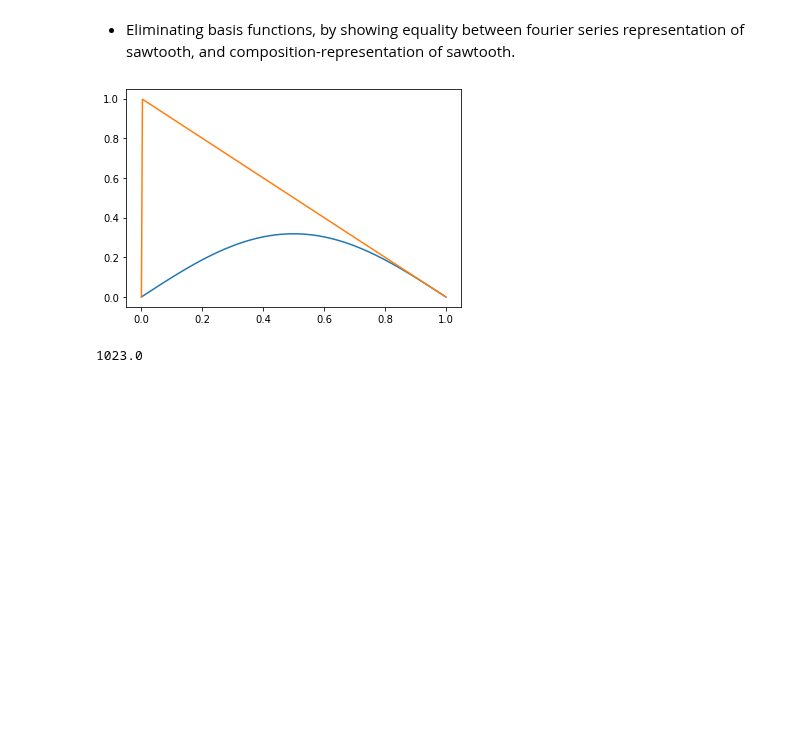
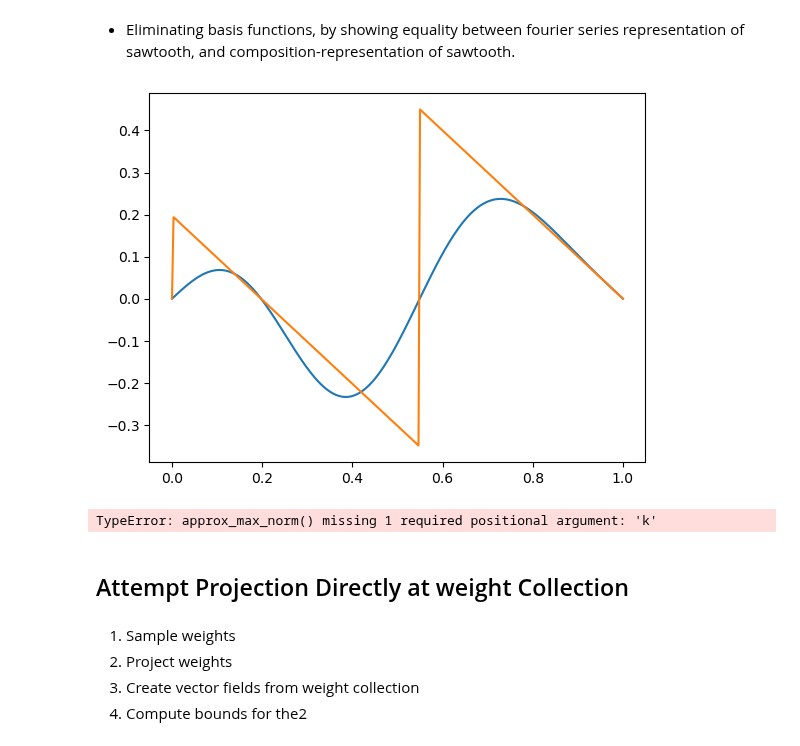
Before and after one commit to jorgenriseth/deepshape, a Jupyter notebook: notebooks/Derivative Bounds.ipynb, the cells around one changed output. Saved outputs shown, nothing was run; the diff lists cells and outputs as text; code cells hidden in the pictures; blank space fills up the shorter version.

Commit message:
further towards k-norm bounds

```diff
--- a/notebooks/Derivative Bounds.ipynb
+++ b/notebooks/Derivative Bounds.ipynb
@@ -170,9 +191,9 @@ def grid_evaluate(f, N):
     xx = torch.linspace(0, 1, N).reshape(-1, 1)
     return f(xx)
 
-def approx_max_norm(f, k=0, npoints=int(1e4)):
+def approx_max_norm(f, k, npoints=int(1e4)):
     xx = torch.linspace(0, 1, npoints).view(-1, 1)
-    df = torch_nth_derivative(f, xx, n=k)
+    df = torch_nth_derivative(f, xx, n=npoints)
     return df.norm(np.inf)
 
 def compose_vector_fields(vecfield_collection):
@@ -188,6 +209,12 @@ def compute_composed_bound(function_collection, k=0, npoints=int(1e4)):
     field_sum = float(torch.stack(
         [approx_max_norm(fi, k=k, npoints=npoints) for fi in function_collection]).sum())
     return approx_max_norm(F, k) / (np.exp(k) * field_sum)
+
+def find_bound_weights_first(L, d, k):
+    W = torch.ones(L, d)
+    W = scale_weight_collection(W, k)
+    F = [sin_vector_field(wi) for wi in W]
+    return compute_composed_bound(F, k)
 # %%
 n = 1  # Number of basis functions per vector field.
 k = 1  # Derivative order (for C^k norms)
@@ -247,27 +268,16 @@ plt.show()
 def random_sample_normal(n, mean=0.0, std=1.0):
     return sin_vector_field(mean + std * torch.randn(n))
 
-def grid_evaluate(f, N):
-    xx = torch.linspace(0, 1, N).reshape(-1, 1)
-    return f(xx)
 
-def approx_max_norm(f, N=10000):
-    return grid_evaluate(f, N).norm(np.inf)
+def scale_weight_collection(W, k):
+    L, d = W.shape
+    N = torch.arange(1, d+1)
+    scalar = (torch.abs(W) * (N * pi)**(k-1)).sum()
 
-def compose_vector_fields(vecfield_collection):
-    L = len(vecfield_collection)
-    def evaluate(x):
-        L = len(vecfield_collection)
-        y = x
-        for fl in vecfield_collection:
-            y = y + fl(y)
-        return y - x
-    return evaluate
+    if scalar >= 1 - 1e-8:
+        W *= (1-1e-8) / scalar
 
-def compute_composed_bound(function_collection, k=0):
-    F = compose_vector_fields(function_samples)
-    field_sum = sum([float(approx_max_norm(fi)) for fi in function_collection])
-    return approx_max_norm(F) / (np.exp(k * field_sum) * field_sum)
+    return W
 # %%
 M = 3
 K = 1024**6
@@ -314,27 +320,36 @@ NameError: name 'xx' is not defined
 # %% [markdown]
 * Eliminating basis functions, by showing equality between fourier series representation of sawtooth, and composition-representation of sawtooth.
 # %%
-n = 1  # Number of basis functions per vector field.
+n = 12  # Number of basis functions per vector field.
 k = 1  # Derivative order (for C^k norms)
 m = 1  # Number of samples (not needed for deterministic functions)
 L = 10  # Number of layers in composition
 
 a = 1.  #  Scaling coefficient
 w = a * torch.ones(n)  # Weight vector
-# w = torch.zeros(n)
-# i = 5
-# w[i] = 1
+w = torch.zeros(n)
+i = 2
+w[i] = 1
+w[i+1] = 1
+w[i-1] = -1
 
 x = torch.linspace(0, 1, 301).view(-1, 1)
 f = sin_vector_field(w)
 F = compose_vector_fields([lambda x: f(x) for _ in range(L)])
 
 plt.figure()
 plt.plot(x, f(x))
 plt.plot(x, F(x))
 plt.show()
 
 print(float(approx_max_norm(lambda x: torch_nth_derivative(F, x, k))))
 # %% [output]
-[figure, old version]
+[figure, new version]
-1023.0
+TypeError: approx_max_norm() missing 1 required positional argument: 'k'
+# %% [markdown]
+## Attempt Projection Directly at weight Collection
+# %% [markdown]
+1. Sample weights
+2. Project weights
+3. Create vector fields from weight collection
+4. Compute bounds for the2
```
Also changed, not shown: parts of 9 cells of this notebook, 1 other file.
